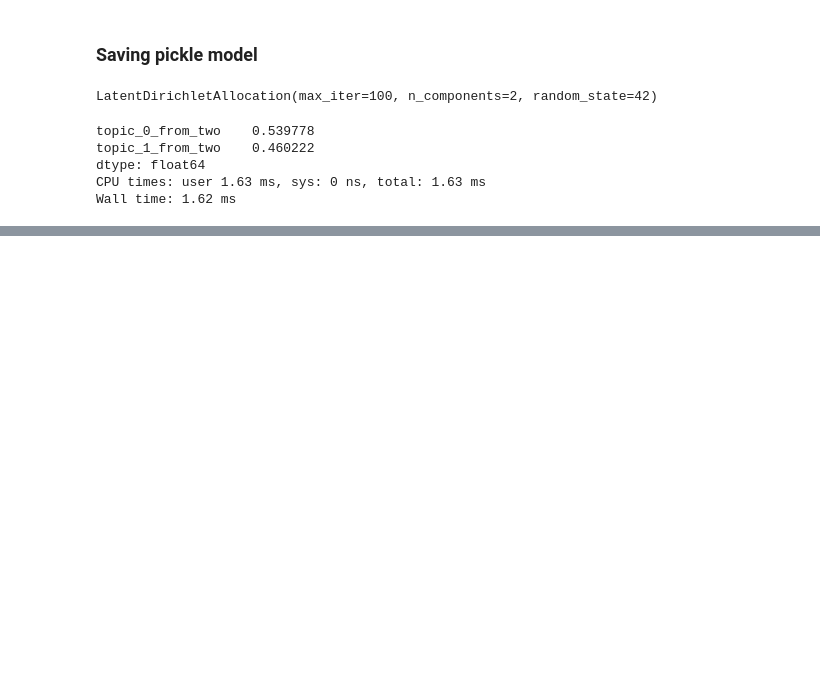
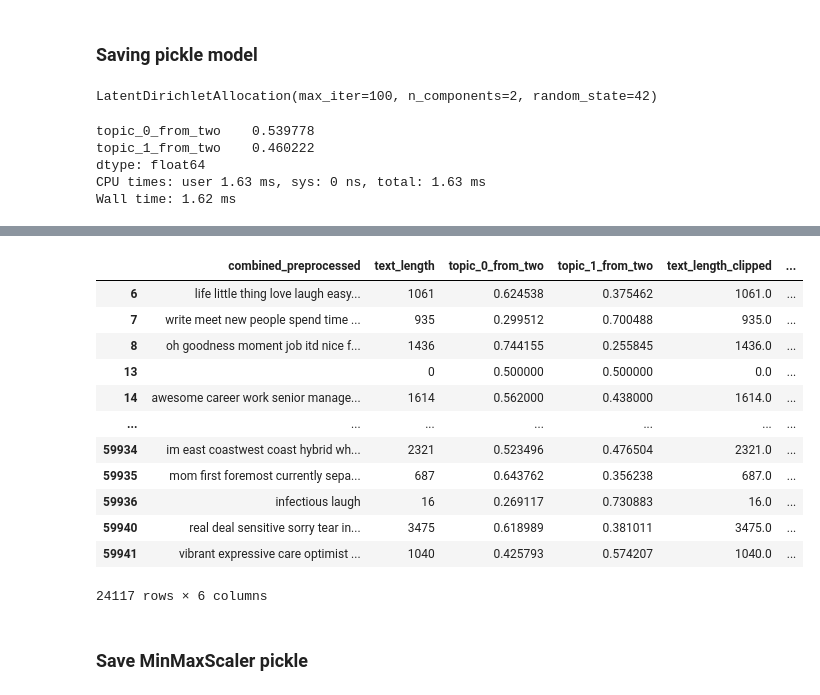
Before and after one commit to ninamcunha/amooora, a Jupyter notebook: notebooks/dedemenezes_final_lda.ipynb, the cells around one changed output, grey strips where cells are left out. Cells and saved outputs as stored; diff of their text form; code cells hidden in the pictures; blank space fills up the shorter version.

Commit message:
notebook exporting models into pickle

```diff
--- a/notebooks/dedemenezes_final_lda.ipynb
+++ b/notebooks/dedemenezes_final_lda.ipynb
@@ -259,0 +267,2 @@ Wall time: 1.62 ms
+# %%
+two_topics_df['text_length'] = two_topics_df.combined_preprocessed.str.len()
@@ -259,0 +299,25 @@ Wall time: 1.62 ms
+# %%
+nina_df = pd.concat([female_combined_preprocessed_df, two_topics_df], axis=1).drop(columns=['answered_percent', 'original_text'])
+# %%
+upper_threshold = nina_df['text_length'].quantile(0.99)
+nina_df['text_length_clipped'] = nina_df['text_length'].clip(upper=upper_threshold)
+scaler = MinMaxScaler()
+nina_df['text_length_scaled'] = scaler.fit_transform(nina_df[['text_length_clipped']])
+# %%
+nina_df
+# %% [output]
+|  | combined_preprocessed | text_length | topic_0_from_two | topic_1_from_two | text_length_clipped | ... |
+| 6 | life little thing love laugh easy... | 1061 | 0.624538 | 0.375462 | 1061.0 | ... |
+| 7 | write meet new people spend time ... | 935 | 0.299512 | 0.700488 | 935.0 | ... |
+| 8 | oh goodness moment job itd nice f... | 1436 | 0.744155 | 0.255845 | 1436.0 | ... |
+| 13 |  | 0 | 0.500000 | 0.500000 | 0.0 | ... |
+| 14 | awesome career work senior manage... | 1614 | 0.562000 | 0.438000 | 1614.0 | ... |
+| ... | ... | ... | ... | ... | ... | ... |
+| 59934 | im east coastwest coast hybrid wh... | 2321 | 0.523496 | 0.476504 | 2321.0 | ... |
+| 59935 | mom first foremost currently sepa... | 687 | 0.643762 | 0.356238 | 687.0 | ... |
+| 59936 | infectious laugh | 16 | 0.269117 | 0.730883 | 16.0 | ... |
+| 59940 | real deal sensitive sorry tear in... | 3475 | 0.618989 | 0.381011 | 3475.0 | ... |
+| 59941 | vibrant expressive care optimist ... | 1040 | 0.425793 | 0.574207 | 1040.0 | ... |
+24117 rows × 6 columns
+# %% [markdown]
+### Save MinMaxScaler pickle
```
Also changed, not shown: parts of 9 cells of this notebook.
